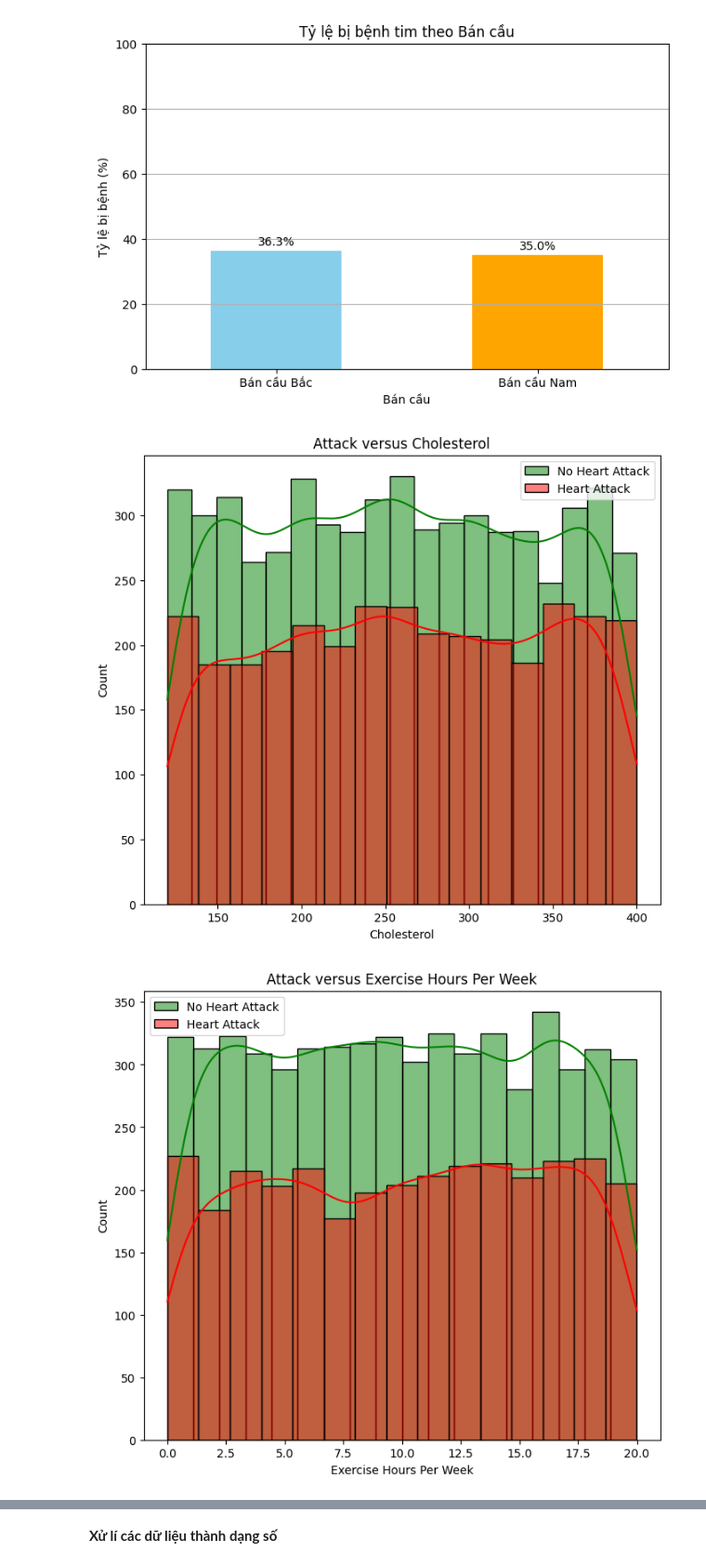
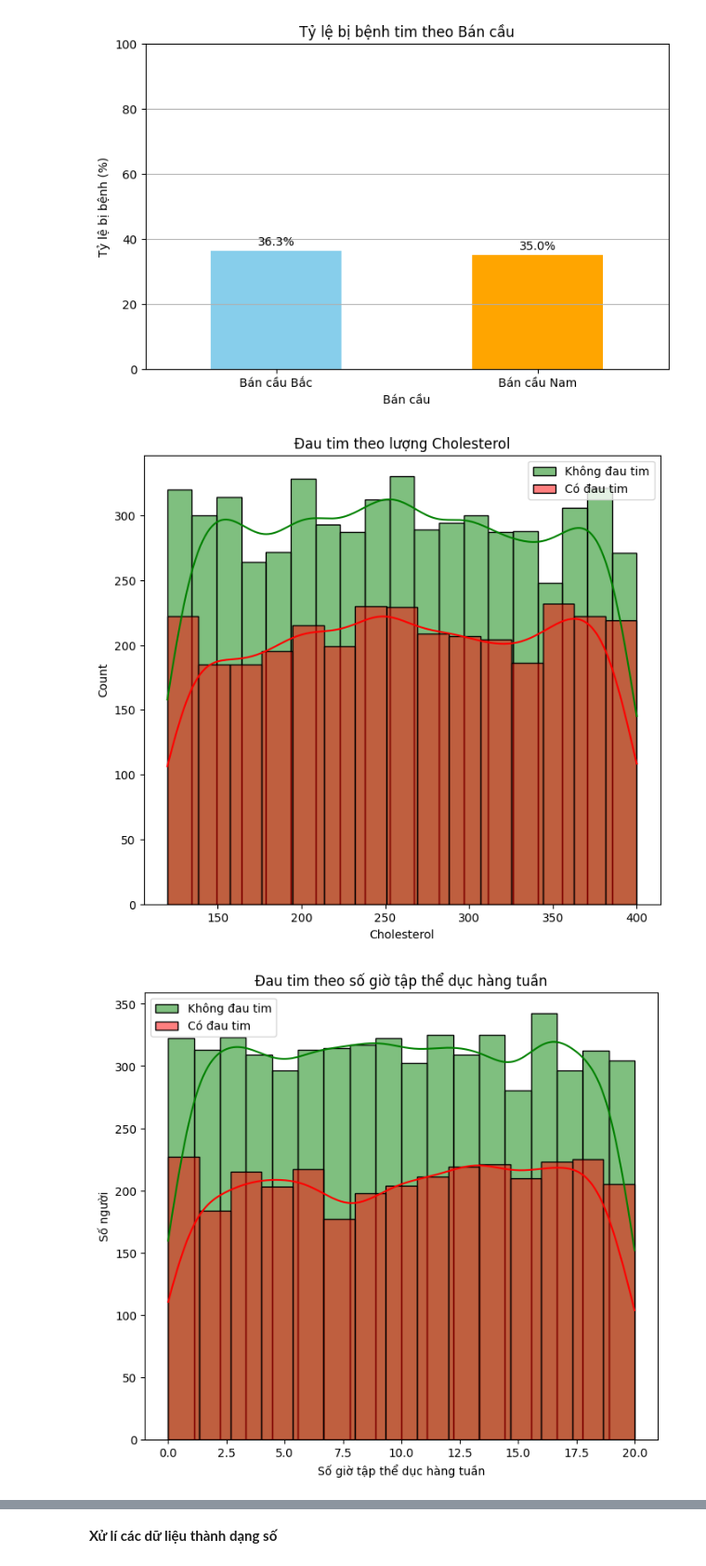
Before and after one commit to thangtrandoan/DataProcessing-Project, a Jupyter notebook: test.ipynb, the cells around one changed output, grey strips where cells are left out. Shown at 93% size. Cells and saved outputs as stored; diff of their text form; code cells hidden in the pictures.

```diff
--- a/test.ipynb
+++ b/test.ipynb
@@ -863,23 +863,25 @@ plt.show()
 # %%
 # Plot with histplot for both groups
 plt.figure(figsize=(8,7))
-sns.histplot(data[data['Heart Attack Risk'] == 0]["Cholesterol"], color='green', kde=True, label='No Heart Attack')
-sns.histplot(data[data['Heart Attack Risk'] == 1]["Cholesterol"], color='red', kde=True, label='Heart Attack')
-plt.title('Attack versus Cholesterol')
+sns.histplot(data[data['Heart Attack Risk'] == 0]["Cholesterol"], color='green', kde=True, label='Không đau tim')
+sns.histplot(data[data['Heart Attack Risk'] == 1]["Cholesterol"], color='red', kde=True, label='Có đau tim')
+plt.title('Đau tim theo lượng Cholesterol')
 plt.legend()
 plt.show()
 # %% [output]
-[figure, old version]
+[figure, new version]
 # %%
 # Plot with histplot for both groups
 plt.figure(figsize=(8,7))
-sns.histplot(data[data['Heart Attack Risk'] == 0]["Exercise Hours Per Week"], color='green', kde=True, label='No Heart Attack')
-sns.histplot(data[data['Heart Attack Risk'] == 1]["Exercise Hours Per Week"], color='red', kde=True, label='Heart Attack')
-plt.title('Attack versus Exercise Hours Per Week')
+sns.histplot(data[data['Heart Attack Risk'] == 0]["Exercise Hours Per Week"], color='green', kde=True, label='Không đau tim')
+sns.histplot(data[data['Heart Attack Risk'] == 1]["Exercise Hours Per Week"], color='red', kde=True, label='Có đau tim')
+plt.title('Đau tim theo số giờ tập thể dục hàng tuần')
+plt.xlabel('Số giờ tập thể dục hàng tuần')
+plt.ylabel('Số người')
 plt.legend()
 plt.show()
 # %% [output]
-[figure, old version]
+[figure, new version]
 # %%
 import numpy as np
 import seaborn as sns
```
Also changed, not shown: parts of 12 cells of this notebook.
